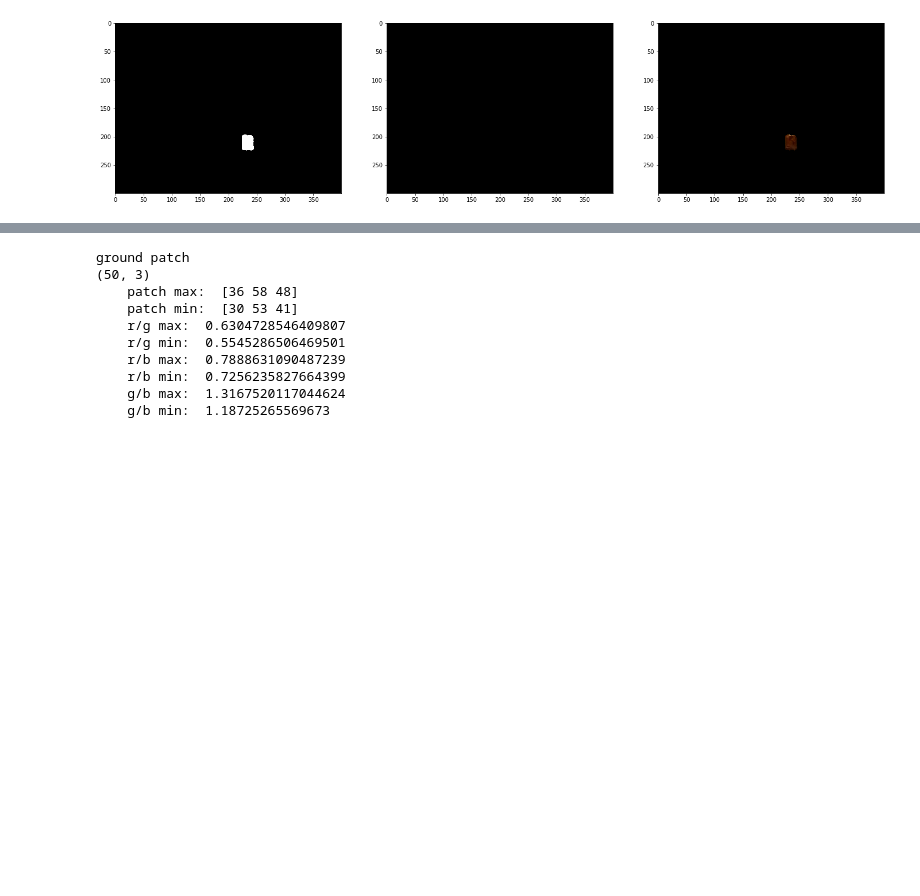
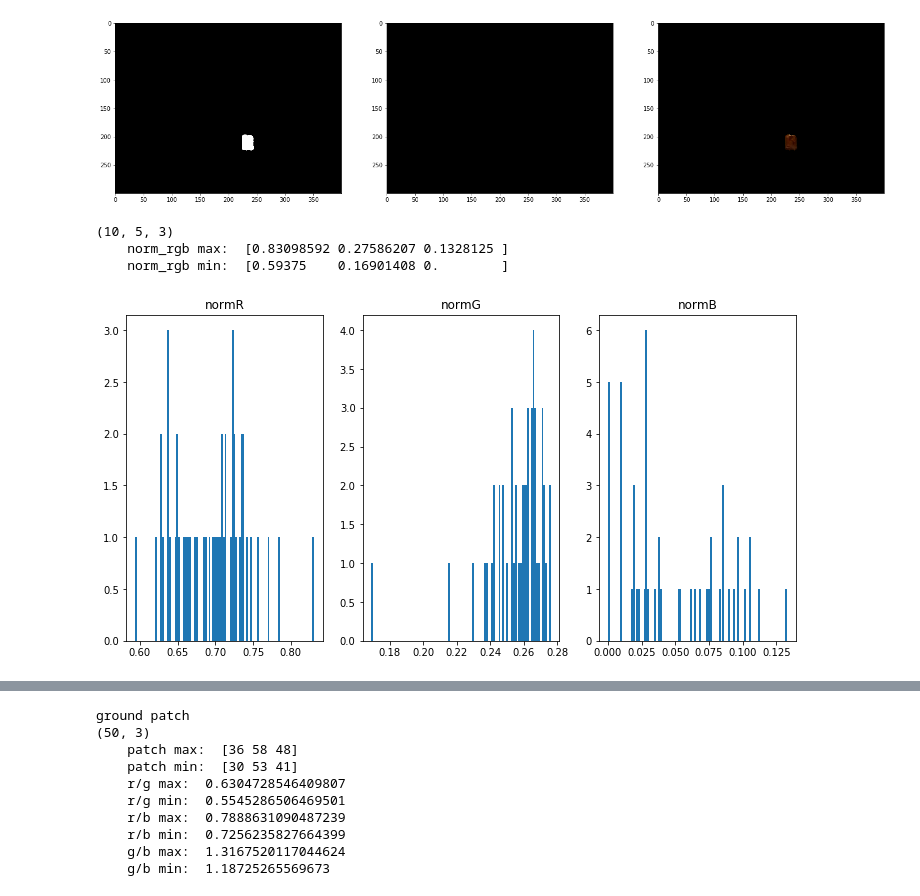
Before and after one commit to kittycattylollipop/raspberrypi, a Jupyter notebook: car_driving/opencvpy/color_target.ipynb, the cells around one changed output, grey strips where cells are left out. Saved outputs shown, nothing was run; the diff lists cells and outputs as text; code cells hidden in the pictures; blank space fills up the shorter version.

```diff
--- a/car_driving/opencvpy/color_target.ipynb
+++ b/car_driving/opencvpy/color_target.ipynb
@@ -104,3 +109,12 @@ plt.subplot(133), plt.imshow(img * np.dstack((im_red_mask_hsv, im_red_mask_hsv,
 (<matplotlib.axes._subplots.AxesSubplot at 0x...>,
  <matplotlib.image.AxesImage at 0x...>)
 [figure]
+# %%
+# use normRGB to for the segmentation
+patch = img[210:220,230:235,:]
+normpatch = ctf.normRGB(patch, True)
+# %% [output]
+(10, 5, 3)
+    norm_rgb max:  [0.83098592 0.27586207 0.1328125 ]
+    norm_rgb min:  [0.59375    0.16901408 0.        ]
+[figure, added]
```
Also changed, not shown: parts of 10 cells of this notebook, 4 other files.
